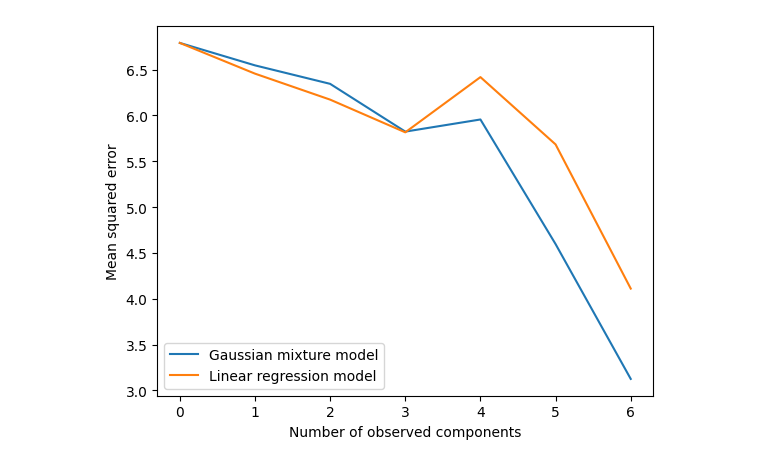
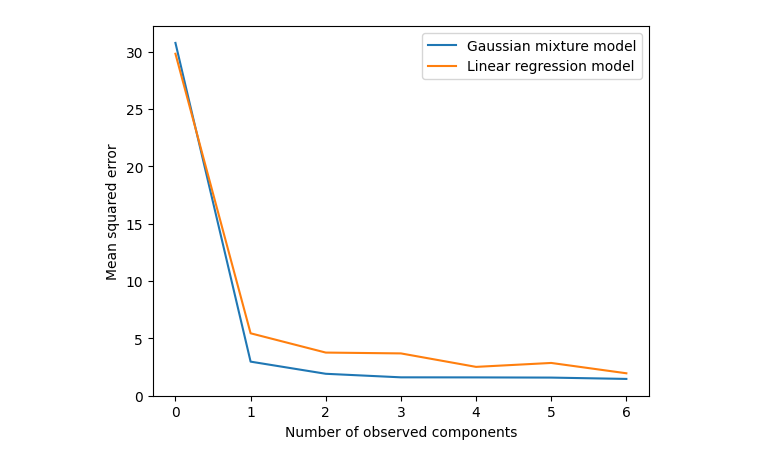
Before and after one commit to aasyed36/Volume-Prediction-Project, a Jupyter notebook: gmv_demo.ipynb, the cells around one changed output. Drawn from its saved outputs; the diff is of its cells as text; code cells hidden in the pictures.

```diff
--- a/gmv_demo.ipynb
+++ b/gmv_demo.ipynb
@@ -3,19 +3,20 @@ import numpy as np
 import matplotlib.pyplot as plt
 from src import GaussianMixtureVolume, LinearRegressionVolume
 # %%
-def randcov(m):
-    A = np.random.randn(m, m)
-    return np.dot(A, A.T)
+def randcov(m, rank=None):
+    A = np.random.randn(m, m if rank is None else rank) / m
+    return np.dot(A, A.T) + np.diag(np.random.rand(m) + 1)
 
-
+N = 500
 num_components = 3
 dim = 7
+rank = 3
 
 weights = np.random.rand(num_components)
 weights /= weights.sum()
 
-mus = [np.random.randn(dim) for _ in range(len(weights))]
-sigmas = [randcov(dim) for _ in range(len(weights))]
+mus = [5 * np.random.randn(dim) for _ in range(len(weights))]
+sigmas = [randcov(dim, rank=rank) for _ in range(len(weights))]
 
 
 def sample(n):
@@ -24,34 +25,34 @@ def sample(n):
         k = np.random.choice(len(weights), p=weights)
         out[i] = np.random.multivariate_normal(mus[k], sigmas[k])
     return out
 
 # test data
-fit_data = sample(1000)
-val_data = sample(1000)
+fit_data = sample(N)
+val_data = sample(N)
 
 # fit gmv
-gmv = GaussianMixtureVolume(n_components=len(weights))
+gmv = GaussianMixtureVolume(n_components=num_components, rank=rank)
 gmv.fit(fit_data)
 
 # fit linear regression
 lrv = LinearRegressionVolume(dim)
 lrv.fit(fit_data)
 
 # test
 calc_mse = lambda pred, true: np.mean(np.square(true - pred))
 
 gmv_mse = [calc_mse(gmv.predict(), val_data)]
 lrv_mse = [calc_mse(lrv.predict(), val_data)]
 for i in range(dim - 1):
     gmv_mse.append(calc_mse(gmv.predict(val_data[:, : i + 1]), val_data[:, i + 1 :]))
     lrv_mse.append(calc_mse(lrv.predict(val_data[:, : i + 1]), val_data[:, i + 1 :]))
 
 
 plt.plot(gmv_mse, label="Gaussian mixture model")
 plt.plot(lrv_mse, label="Linear regression model")
 plt.xlabel("Number of observed components")
 plt.ylabel("Mean squared error")
 plt.legend()
 plt.show()
 # %% [output]
-[figure, old version]
+[figure, new version]
```
Also changed, not shown: 5 other files.
